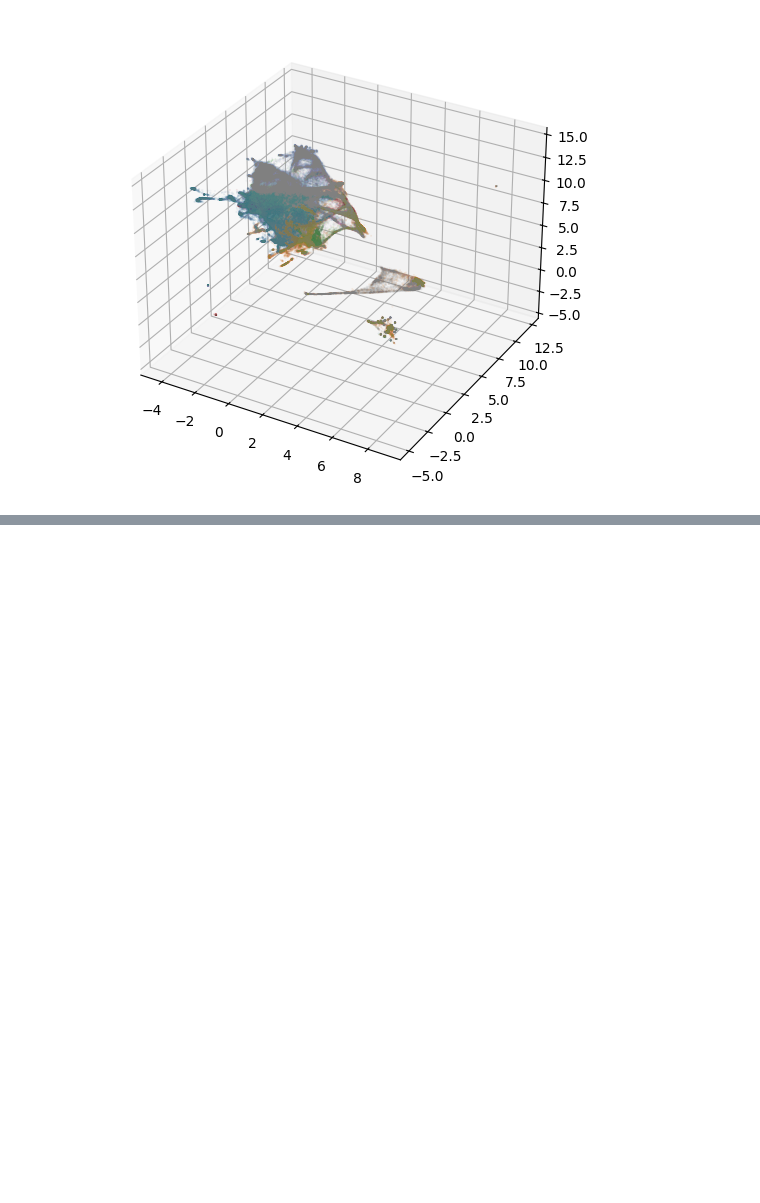
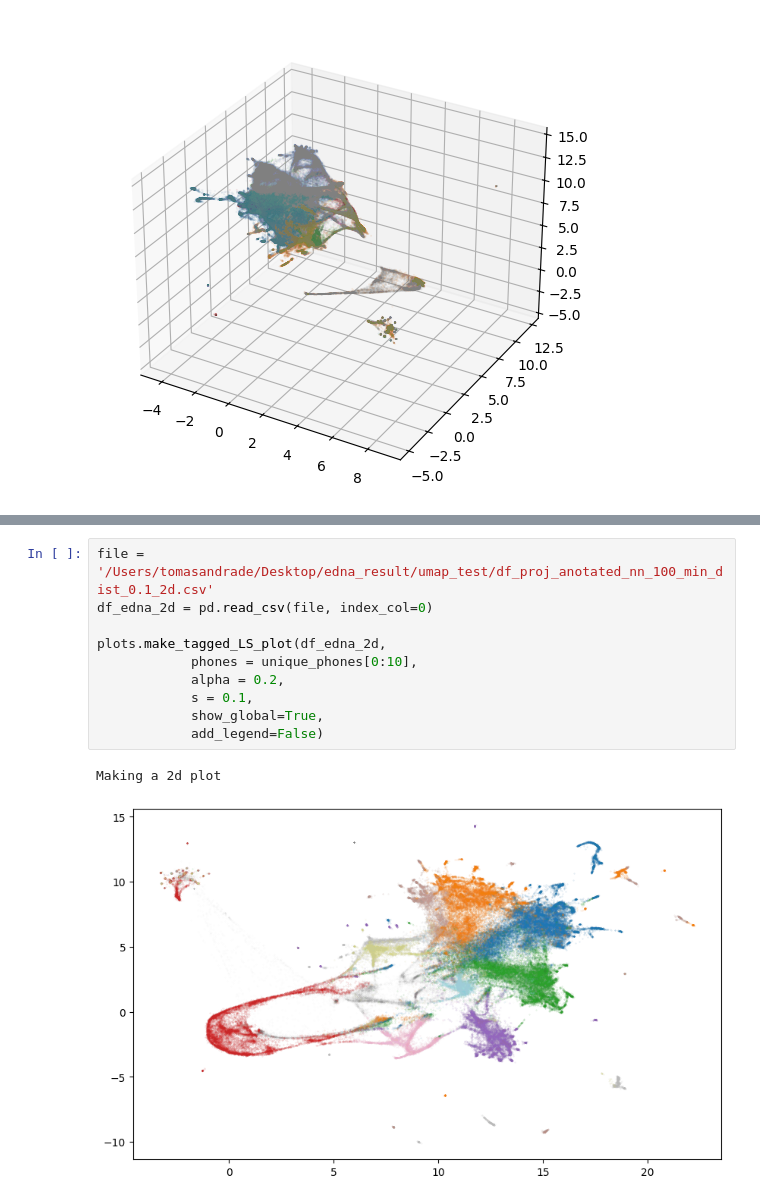
Before and after one commit to BSCCNS/Applio_LS, a Jupyter notebook: develop_nb/cluster_phonemes_maria_v2.ipynb, the cells around one changed output, grey strips where cells are left out. Drawn from its saved outputs; the diff is of its cells as text; blank space fills up the shorter version.

```diff
--- a/develop_nb/cluster_phonemes_maria_v2.ipynb
+++ b/develop_nb/cluster_phonemes_maria_v2.ipynb
@@ -203,0 +211,13 @@ Making a 3d plot
+# %%
+file = '/Users/tomasandrade/Desktop/edna_result/umap_test/df_proj_anotated_nn_100_min_dist_0.1_2d.csv'
+df_edna_2d = pd.read_csv(file, index_col=0)
+
+plots.make_tagged_LS_plot(df_edna_2d,
+            phones = unique_phones[0:10],
+            alpha = 0.2,
+            s = 0.1,
+            show_global=True,
+            add_legend=False)
+# %% [output]
+Making a 2d plot
+[figure, added]
```
Also changed, not shown: parts of 8 cells of this notebook.
